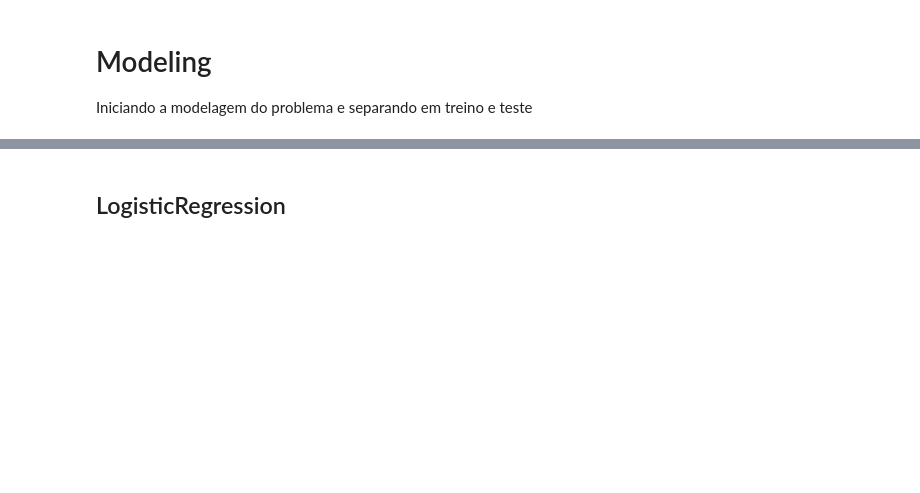
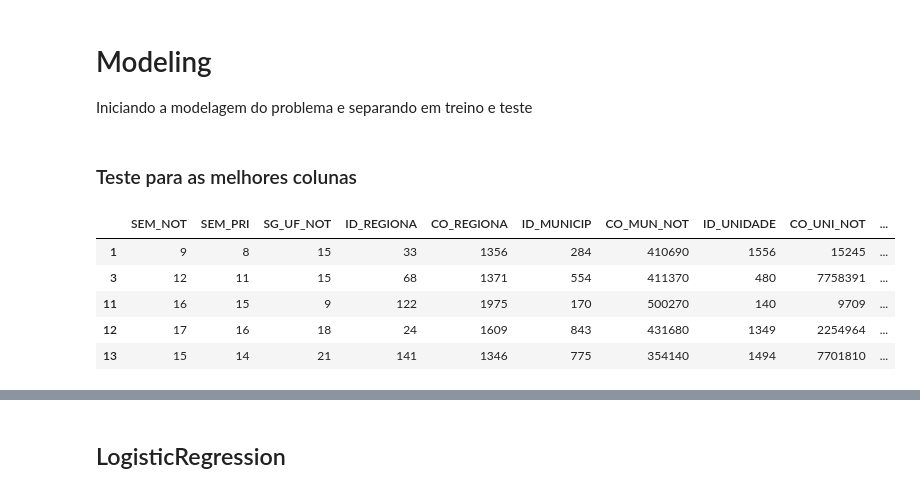
Before and after one commit to GTBelini22/Modelo-de-machine-learning-para-predicao-de-problemas-respiratorios, a Jupyter notebook: Tratando_os_dados.ipynb, the cells around one changed output, grey strips where cells are left out. Drawn from its saved outputs; the diff is of its cells as text; code cells hidden in the pictures; blank space fills up the shorter version.

```diff
--- a/Tratando_os_dados.ipynb
+++ b/Tratando_os_dados.ipynb
@@ -508 +509,12 @@ from sklearn.linear_model import LogisticRegression
 from sklearn.metrics import accuracy_score, f1_score, precision_score, balanced_accuracy_score, roc_auc_score, recall_score
+# %% [markdown]
+### Teste para as melhores colunas
+# %%
+df_final.head(5)
+# %% [output]
+|  | SEM_NOT | SEM_PRI | SG_UF_NOT | ID_REGIONA | CO_REGIONA | ID_MUNICIP | CO_MUN_NOT | ID_UNIDADE | CO_UNI_NOT | ... |
+| 1 | 9 | 8 | 15 | 33 | 1356 | 284 | 410690 | 1556 | 15245 | ... |
+| 3 | 12 | 11 | 15 | 68 | 1371 | 554 | 411370 | 480 | 7758391 | ... |
+| 11 | 16 | 15 | 9 | 122 | 1975 | 170 | 500270 | 140 | 9709 | ... |
+| 12 | 17 | 16 | 18 | 24 | 1609 | 843 | 431680 | 1349 | 2254964 | ... |
+| 13 | 15 | 14 | 21 | 141 | 1346 | 775 | 354140 | 1494 | 7701810 | ... |
```
Also changed, not shown: parts of 12 cells of this notebook.
